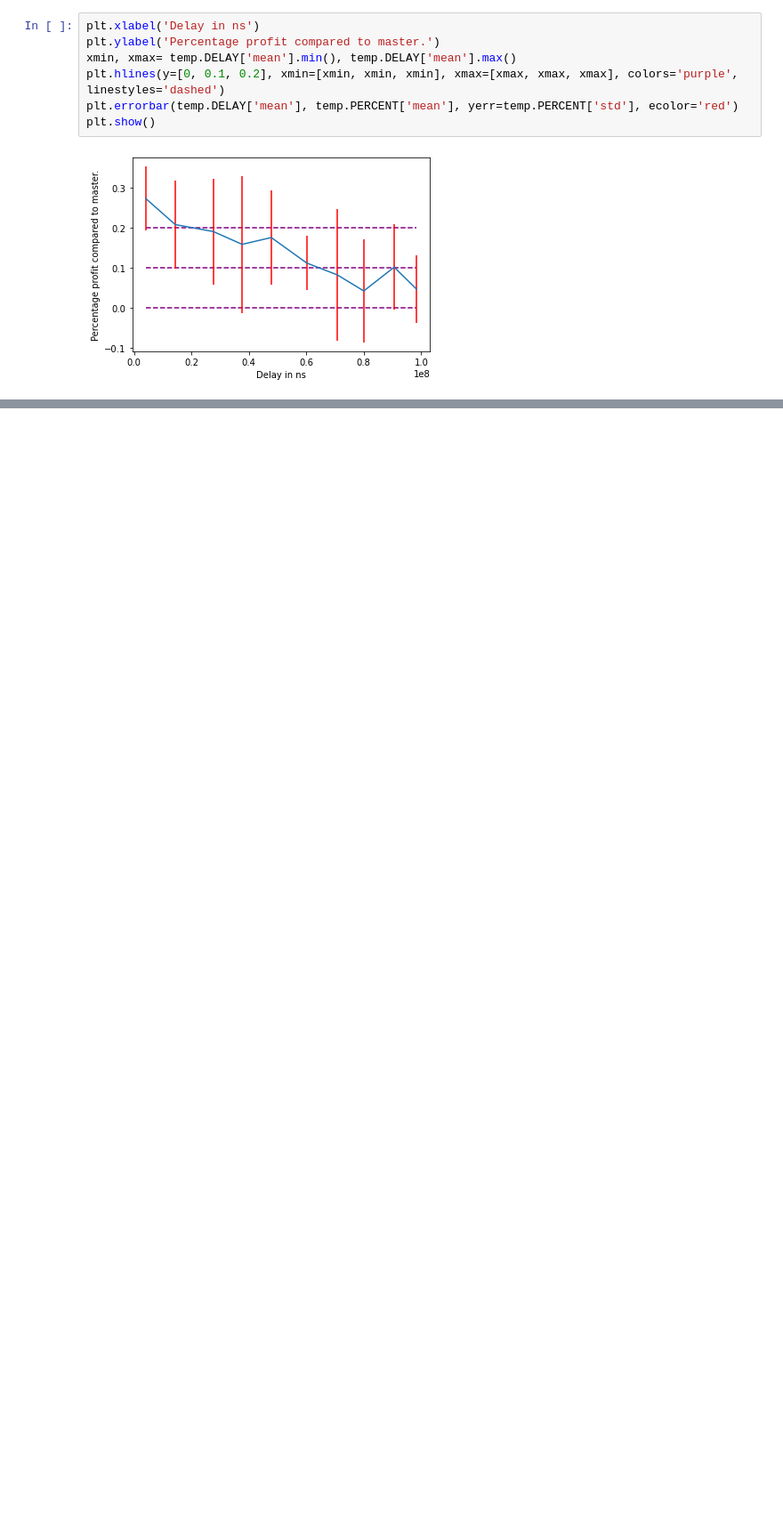
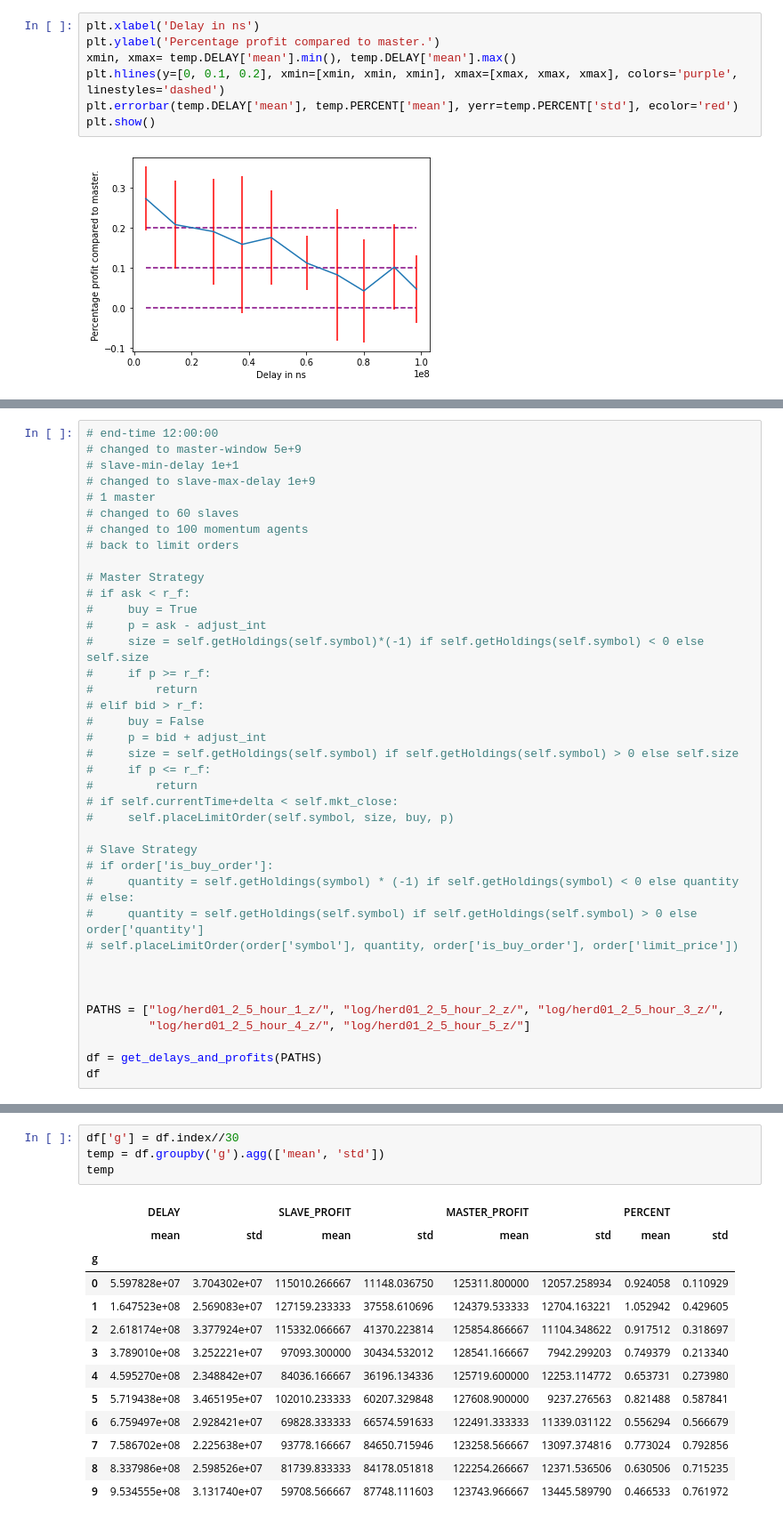
Before and after one commit to hogier/abides, a Jupyter notebook: explore.ipynb, the cells around one changed output, grey strips where cells are left out. Shown: that part at 89% size. Drawn from its saved outputs; the diff is of its cells as text; blank space fills up the shorter version.

```diff
--- a/explore.ipynb
+++ b/explore.ipynb
@@ -260,0 +277,40 @@ df
+# %%
+# end-time 12:00:00
+# changed to master-window 5e+9
+# slave-min-delay 1e+1
+# changed to slave-max-delay 1e+9
+# 1 master
+# changed to 60 slaves
+# changed to 100 momentum agents
+# back to limit orders
+
+# Master Strategy
+# if ask < r_f:
+#     buy = True
+#     p = ask - adjust_int
+#     size = self.getHoldings(self.symbol)*(-1) if self.getHoldings(self.symbol) < 0 else self.size
+#     if p >= r_f:
+#         return
+# elif bid > r_f:
+#     buy = False
+#     p = bid + adjust_int
+#     size = self.getHoldings(self.symbol) if self.getHoldings(self.symbol) > 0 else self.size
+#     if p <= r_f:
+#         return
+# if self.currentTime+delta < self.mkt_close:
+#     self.placeLimitOrder(self.symbol, size, buy, p)
+
+# Slave Strategy
+# if order['is_buy_order']:
+#     quantity = self.getHoldings(symbol) * (-1) if self.getHoldings(symbol) < 0 else quantity
+# else:
+#     quantity = self.getHoldings(self.symbol) if self.getHoldings(self.symbol) > 0 else order['quantity']
+# self.placeLimitOrder(order['symbol'], quantity, order['is_buy_order'], order['limit_price'])
+
+
+
+PATHS = ["log/herd01_2_5_hour_1_z/", "log/herd01_2_5_hour_2_z/", "log/herd01_2_5_hour_3_z/",
+         "log/herd01_2_5_hour_4_z/", "log/herd01_2_5_hour_5_z/"]
+
+df = get_delays_and_profits(PATHS)
+df
@@ -260,0 +331,18 @@ df
+# %%
+df['g'] = df.index//30
+temp = df.groupby('g').agg(['mean', 'std'])
+temp
+# %% [output]
+|  | DELAY |  | SLAVE_PROFIT |  | MASTER_PROFIT |  | PERCENT |  |
+|  | mean | std | mean | std | mean | std | mean | std |
+| g |  |  |  |  |  |  |  |  |
+| 0 | 5.597828e+07 | 3.704302e+07 | 115010.266667 | 11148.036750 | 125311.800000 | 12057.258934 | 0.924058 | 0.110929 |
+| 1 | 1.647523e+08 | 2.569083e+07 | 127159.233333 | 37558.610696 | 124379.533333 | 12704.163221 | 1.052942 | 0.429605 |
+| 2 | 2.618174e+08 | 3.377924e+07 | 115332.066667 | 41370.223814 | 125854.866667 | 11104.348622 | 0.917512 | 0.318697 |
+| 3 | 3.789010e+08 | 3.252221e+07 | 97093.300000 | 30434.532012 | 128541.166667 | 7942.299203 | 0.749379 | 0.213340 |
+| 4 | 4.595270e+08 | 2.348842e+07 | 84036.166667 | 36196.134336 | 125719.600000 | 12253.114772 | 0.653731 | 0.273980 |
+| 5 | 5.719438e+08 | 3.465195e+07 | 102010.233333 | 60207.329848 | 127608.900000 | 9237.276563 | 0.821488 | 0.587841 |
+| 6 | 6.759497e+08 | 2.928421e+07 | 69828.333333 | 66574.591633 | 122491.333333 | 11339.031122 | 0.556294 | 0.566679 |
+| 7 | 7.586702e+08 | 2.225638e+07 | 93778.166667 | 84650.715946 | 123258.566667 | 13097.374816 | 0.773024 | 0.792856 |
+| 8 | 8.337986e+08 | 2.598526e+07 | 81739.833333 | 84178.051818 | 122254.266667 | 12371.536506 | 0.630506 | 0.715235 |
+| 9 | 9.534555e+08 | 3.131740e+07 | 59708.566667 | 87748.111603 | 123743.966667 | 13445.589790 | 0.466533 | 0.761972 |
```
Also changed, not shown: parts of 6 cells of this notebook, 2 other files.
